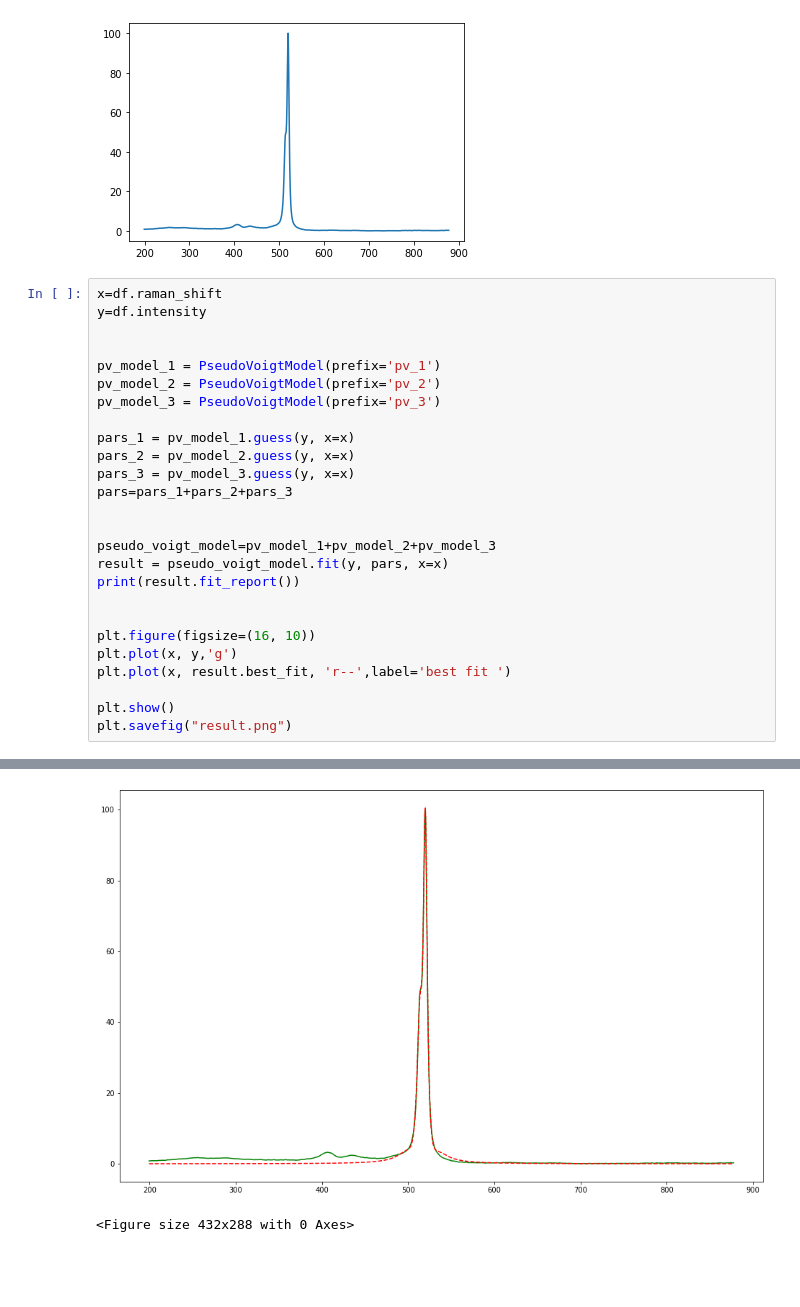
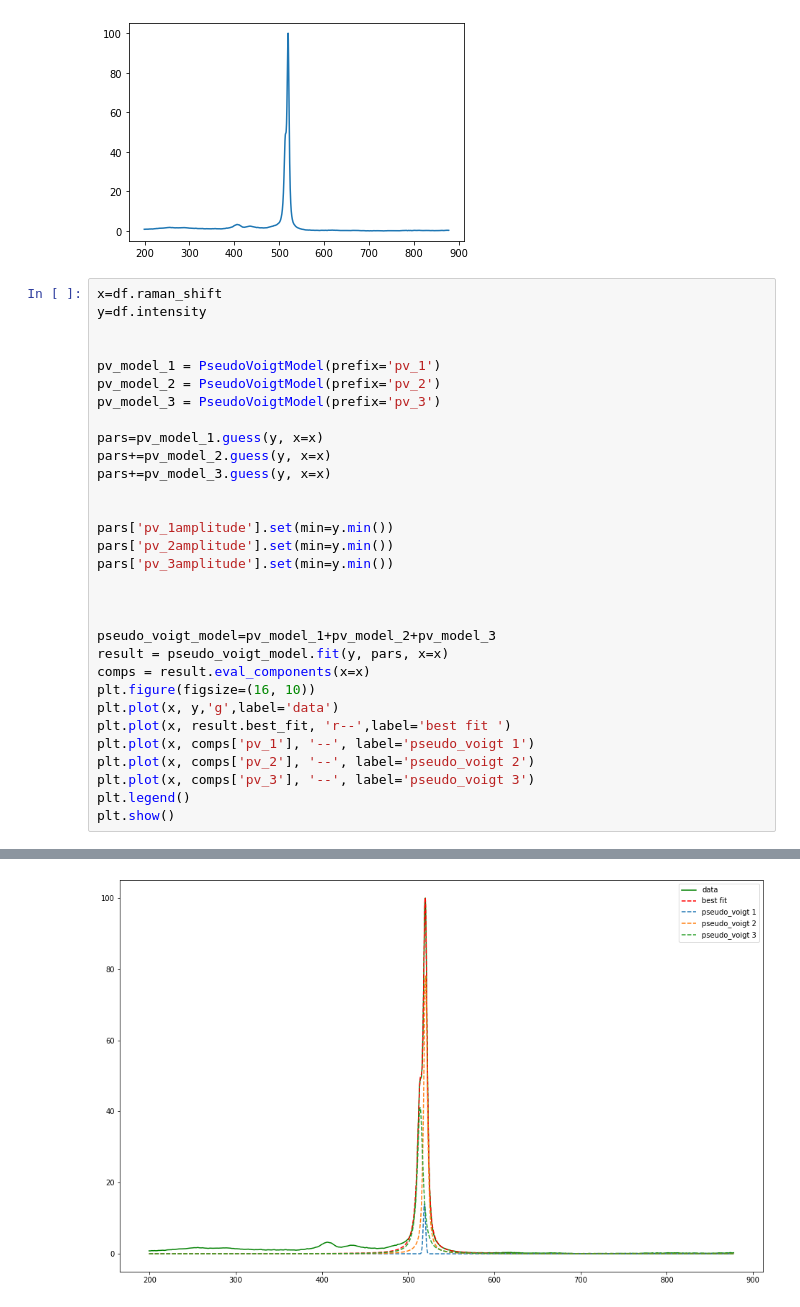
Before and after one commit to yuyangweng/Project, a Jupyter notebook: peak_fitting_pseudo_voigt.ipynb, the cells around one changed output, grey strips where cells are left out. Saved outputs shown, nothing was run; the diff lists cells and outputs as text; blank space fills up the shorter version.

```diff
--- a/peak_fitting_pseudo_voigt.ipynb
+++ b/peak_fitting_pseudo_voigt.ipynb
@@ -54,21 +44,26 @@ pv_model_1 = PseudoVoigtModel(prefix='pv_1')
 pv_model_2 = PseudoVoigtModel(prefix='pv_2')
 pv_model_3 = PseudoVoigtModel(prefix='pv_3')
 
-pars_1 = pv_model_1.guess(y, x=x)
-pars_2 = pv_model_2.guess(y, x=x)
-pars_3 = pv_model_3.guess(y, x=x)
-pars=pars_1+pars_2+pars_3
+pars=pv_model_1.guess(y, x=x)
+pars+=pv_model_2.guess(y, x=x)
+pars+=pv_model_3.guess(y, x=x)
+
+
+pars['pv_1amplitude'].set(min=y.min())
+pars['pv_2amplitude'].set(min=y.min())
+pars['pv_3amplitude'].set(min=y.min())
+
 
 
 pseudo_voigt_model=pv_model_1+pv_model_2+pv_model_3
 result = pseudo_voigt_model.fit(y, pars, x=x)
-print(result.fit_report())
-
-
+comps = result.eval_components(x=x)
 plt.figure(figsize=(16, 10))
-plt.plot(x, y,'g')
+plt.plot(x, y,'g',label='data')
 plt.plot(x, result.best_fit, 'r--',label='best fit ')
-
+plt.plot(x, comps['pv_1'], '--', label='pseudo_voigt 1')
+plt.plot(x, comps['pv_2'], '--', label='pseudo_voigt 2')
+plt.plot(x, comps['pv_3'], '--', label='pseudo_voigt 3')
+plt.legend()
 plt.show()
-plt.savefig("result.png")
 # %% [output]
@@ -92,2 +70 @@ plt.savefig("result.png")
-[figure, old version]
+[figure, new version]
-<Figure size 432x288 with 0 Axes>
```
Also changed, not shown: parts of 7 cells of this notebook.
